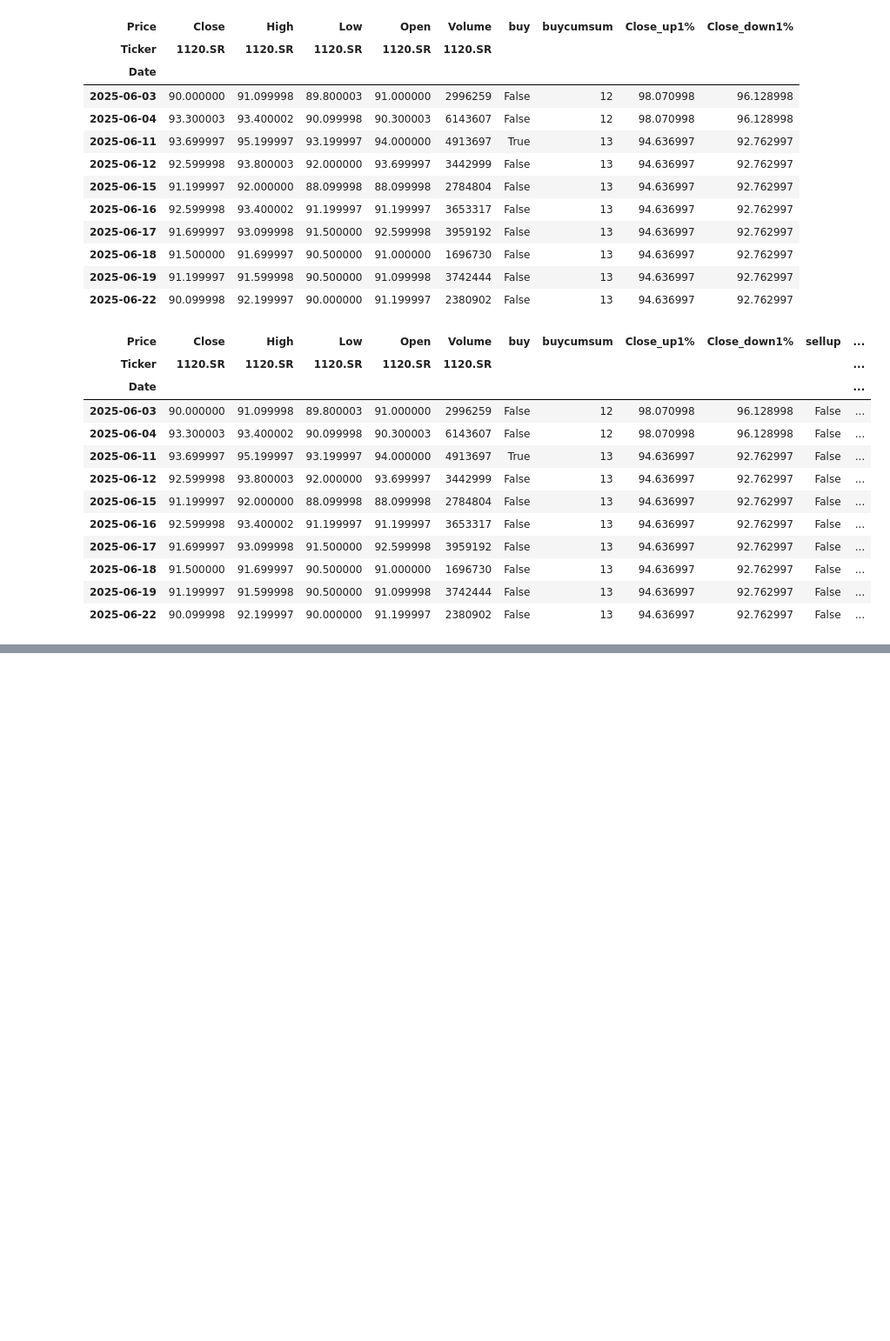
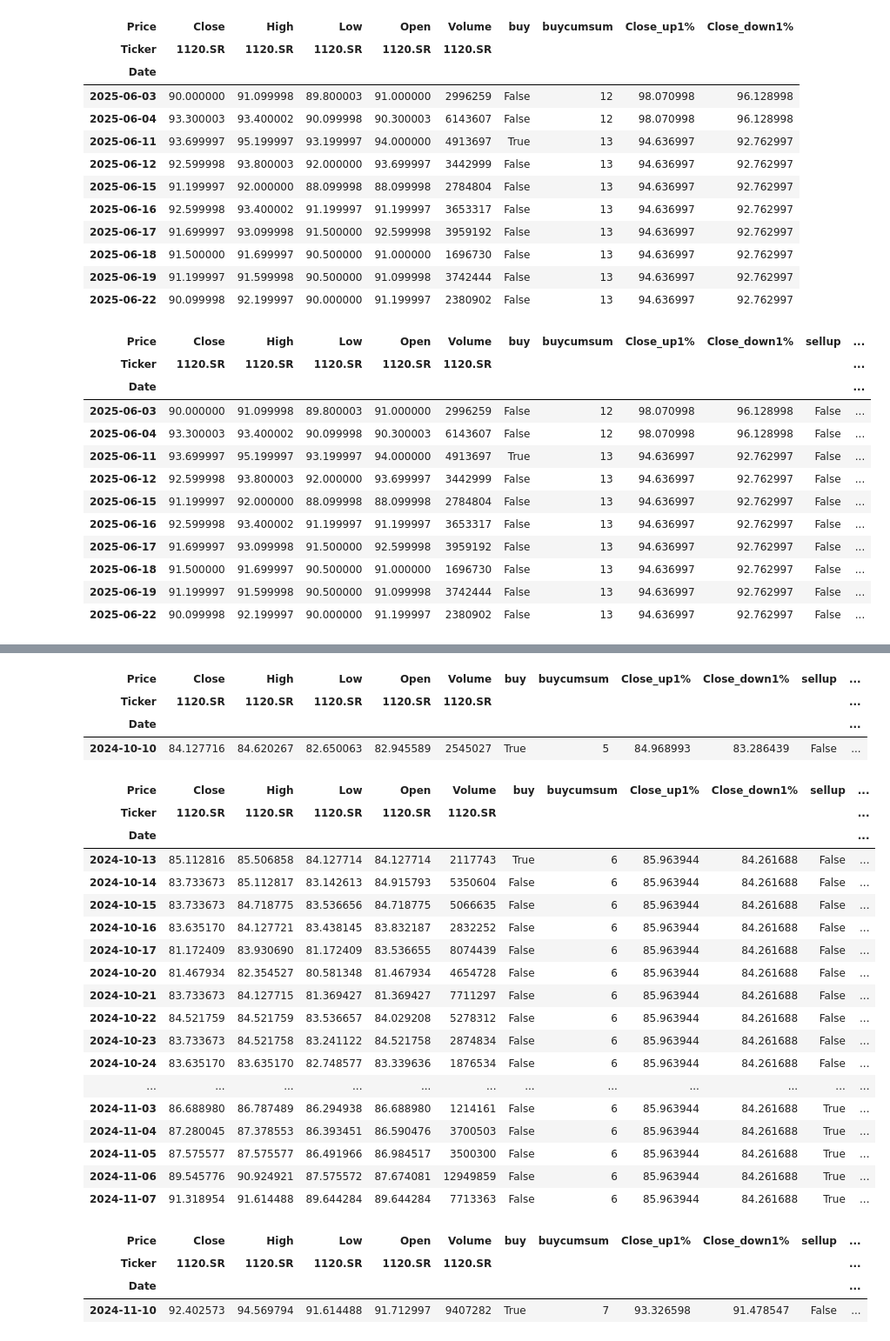
Before and after one commit to kamarulaw/saudi_backtests, a Jupyter notebook: 250715/progress.ipynb, the cells around one changed output, grey strips where cells are left out. Shown: that part at 87% size. Cells and saved outputs as stored; diff of their text form; code cells hidden in the pictures; blank space fills up the shorter version.

```diff
--- a/250715/progress.ipynb
+++ b/250715/progress.ipynb
@@ -226,0 +271,36 @@ data
+# %%
+data.loc[data.buycumsum==5]
+# %% [output]
+| Price | Close | High | Low | Open | Volume | buy | buycumsum | Close_up1% | Close_down1% | sellup | ... |
+| Ticker | 1120.SR | 1120.SR | 1120.SR | 1120.SR | 1120.SR |  |  |  |  |  | ... |
+| Date |  |  |  |  |  |  |  |  |  |  | ... |
+| 2024-10-10 | 84.127716 | 84.620267 | 82.650063 | 82.945589 | 2545027 | True | 5 | 84.968993 | 83.286439 | False | ... |
+# %%
+data.loc[data.buycumsum==6]
+# %% [output]
+| Price | Close | High | Low | Open | Volume | buy | buycumsum | Close_up1% | Close_down1% | sellup | ... |
+| Ticker | 1120.SR | 1120.SR | 1120.SR | 1120.SR | 1120.SR |  |  |  |  |  | ... |
+| Date |  |  |  |  |  |  |  |  |  |  | ... |
+| 2024-10-13 | 85.112816 | 85.506858 | 84.127714 | 84.127714 | 2117743 | True | 6 | 85.963944 | 84.261688 | False | ... |
+| 2024-10-14 | 83.733673 | 85.112817 | 83.142613 | 84.915793 | 5350604 | False | 6 | 85.963944 | 84.261688 | False | ... |
+| 2024-10-15 | 83.733673 | 84.718775 | 83.536656 | 84.718775 | 5066635 | False | 6 | 85.963944 | 84.261688 | False | ... |
+| 2024-10-16 | 83.635170 | 84.127721 | 83.438145 | 83.832187 | 2832252 | False | 6 | 85.963944 | 84.261688 | False | ... |
+| 2024-10-17 | 81.172409 | 83.930690 | 81.172409 | 83.536655 | 8074439 | False | 6 | 85.963944 | 84.261688 | False | ... |
+| 2024-10-20 | 81.467934 | 82.354527 | 80.581348 | 81.467934 | 4654728 | False | 6 | 85.963944 | 84.261688 | False | ... |
+| 2024-10-21 | 83.733673 | 84.127715 | 81.369427 | 81.369427 | 7711297 | False | 6 | 85.963944 | 84.261688 | False | ... |
+| 2024-10-22 | 84.521759 | 84.521759 | 83.536657 | 84.029208 | 5278312 | False | 6 | 85.963944 | 84.261688 | False | ... |
+| 2024-10-23 | 83.733673 | 84.521758 | 83.241122 | 84.521758 | 2874834 | False | 6 | 85.963944 | 84.261688 | False | ... |
+| 2024-10-24 | 83.635170 | 83.635170 | 82.748577 | 83.339636 | 1876534 | False | 6 | 85.963944 | 84.261688 | False | ... |
+| ... | ... | ... | ... | ... | ... | ... | ... | ... | ... | ... | ... |
+| 2024-11-03 | 86.688980 | 86.787489 | 86.294938 | 86.688980 | 1214161 | False | 6 | 85.963944 | 84.261688 | True | ... |
+| 2024-11-04 | 87.280045 | 87.378553 | 86.393451 | 86.590476 | 3700503 | False | 6 | 85.963944 | 84.261688 | True | ... |
+| 2024-11-05 | 87.575577 | 87.575577 | 86.491966 | 86.984517 | 3500300 | False | 6 | 85.963944 | 84.261688 | True | ... |
+| 2024-11-06 | 89.545776 | 90.924921 | 87.575572 | 87.674081 | 12949859 | False | 6 | 85.963944 | 84.261688 | True | ... |
+| 2024-11-07 | 91.318954 | 91.614488 | 89.644284 | 89.644284 | 7713363 | False | 6 | 85.963944 | 84.261688 | True | ... |
+# %%
+data.loc[data.buycumsum==7]
+# %% [output]
+| Price | Close | High | Low | Open | Volume | buy | buycumsum | Close_up1% | Close_down1% | sellup | ... |
+| Ticker | 1120.SR | 1120.SR | 1120.SR | 1120.SR | 1120.SR |  |  |  |  |  | ... |
+| Date |  |  |  |  |  |  |  |  |  |  | ... |
+| 2024-11-10 | 92.402573 | 94.569794 | 91.614488 | 91.712997 | 9407282 | True | 7 | 93.326598 | 91.478547 | False | ... |
```
Also changed, not shown: parts of 16 cells of this notebook.
